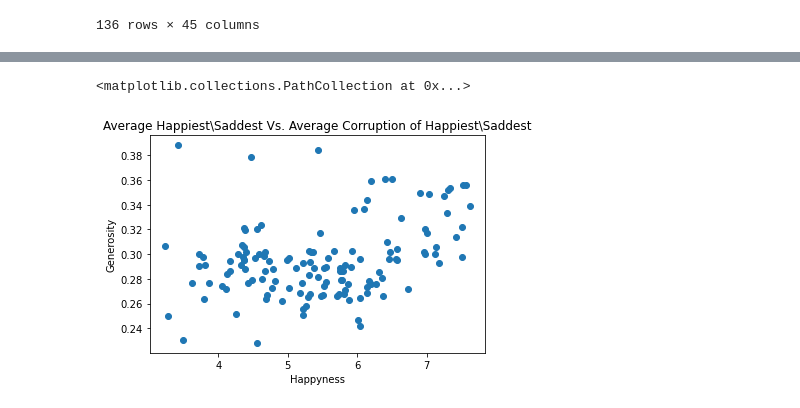
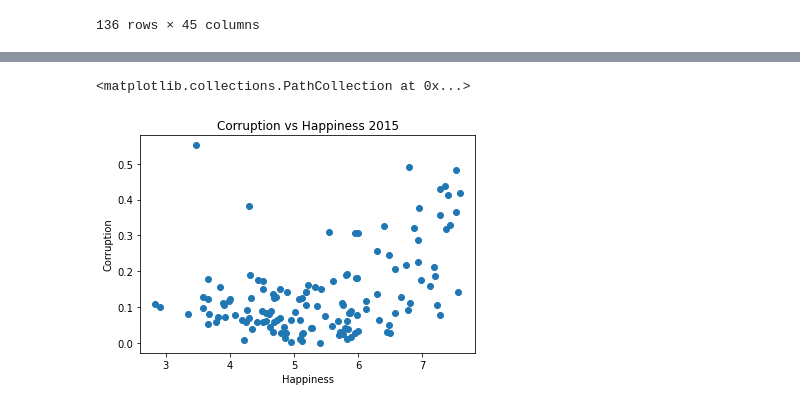
Before and after one commit to matteo005/Happiness_Project, a Jupyter notebook: sy_corruption.ipynb, the cells around one changed output, grey strips where cells are left out. Cells and saved outputs as stored; diff of their text form; code cells hidden in the pictures.

Commit message:
recreated graphs on per year for corruption

```diff
--- a/sy_corruption.ipynb
+++ b/sy_corruption.ipynb
@@ -20,5 +20,5 @@ happy_df
 | 135 | 157 | Togo | Sub-Saharan Africa | 2.839 | 0.20868 | 0.36453 | 0.16681 | 2015 | ... |
 136 rows × 45 columns
 # %%
-corruption = happy_df[['Country','Region', 'Corruption2015', 'Corruption2016', 'Corruption2017',
+corruption = happy_df[['Country','Corruption2015', 'Corruption2016', 'Corruption2017',
                            'Corruption2018', 'Corruption2019', 'Corruption2020', 'Corruption2021' ]]
@@ -37,0 +27,5 @@ corruption = happy_df[['Country','Region', 'Corruption2015', 'Corruption2016', '
+# %%
+happy_year = happy_df[['Country','Happiness2015','Happiness2016','Happiness2017',
+                      'Happiness2018','Happiness2019','Happiness2020','Happiness2021']]
+happyavg = happy_year.mean(axis = 1)
+happy_year
@@ -79,12 +107,13 @@ Text(0, 0.5, 'Average Happiness')
 # %%
-x_axis = happyavg
-y_axis = corruptionavg
+x_axis = happy_year['Happiness2015']
+y_axis = corruption['Corruption2015']
 
+#happiness of people affects how they see the government
 #Set plot points and plot the scatter
-plt.title('Average Happiest\Saddest Vs. Average Corruption of Happiest\Saddest')
-plt.xlabel('Happyness')
-plt.ylabel('Generosity')
+plt.xlabel('Happiness')
+plt.ylabel('Corruption')
+plt.title('Corruption vs Happiness 2015')
 plt.scatter(x_axis,y_axis)
 # %% [output]
 <matplotlib.collections.PathCollection at 0x...>
-[figure, old version]
+[figure, new version]
```
Also changed, not shown: parts of 16 cells of this notebook.
